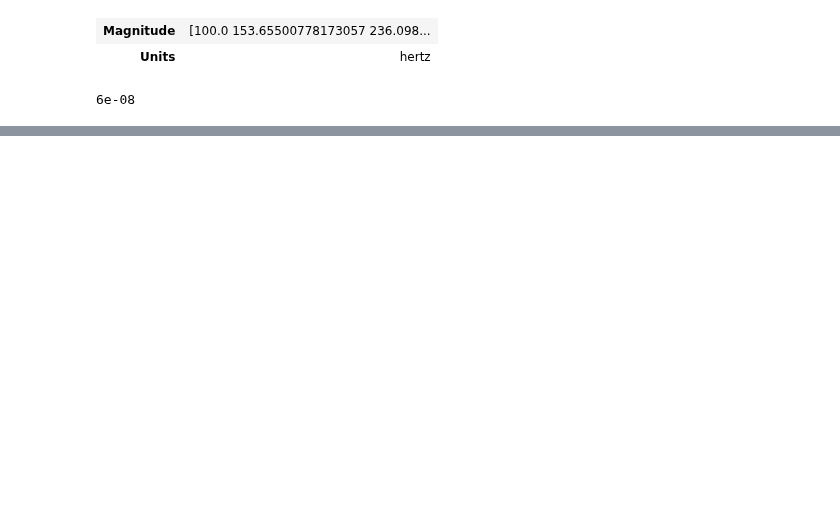
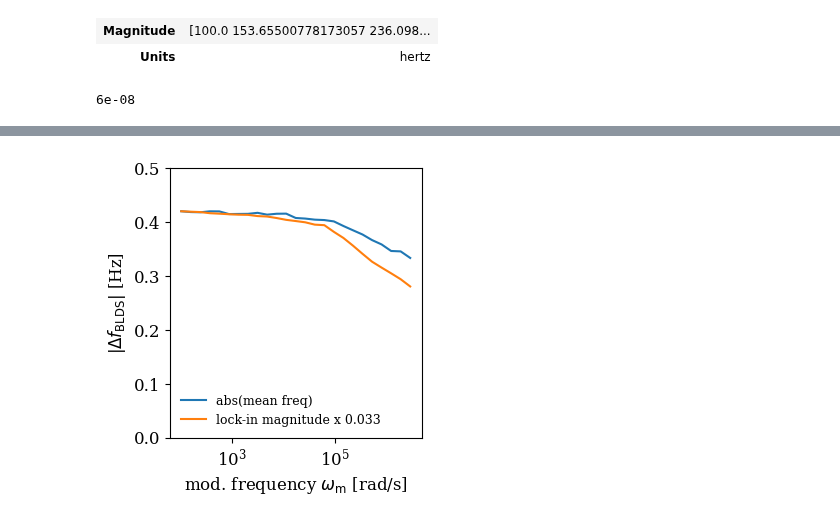
Before and after one commit to Marohn-Group/dissipationtheory, a Jupyter notebook: development/dissipation-theory--Study-17.ipynb, the cells around one changed output, grey strips where cells are left out. Drawn from its saved outputs; the diff is of its cells as text; code cells hidden in the pictures; blank space fills up the shorter version.

```diff
--- a/development/dissipation-theory--Study-17.ipynb
+++ b/development/dissipation-theory--Study-17.ipynb
@@ -142,0 +190,10 @@ sample1_jit.cantilever.d = d_original
+# %%
+plt.semilogx(x, abs(y1), label='abs(mean freq)')
+plt.semilogx(x, scale * abs(y2m), label='lock-in magnitude x {:0.3f}'.format(scale))
+plt.legend(title_fontsize=10, fontsize=9, frameon=False)
+plt.ylabel('|$\Delta f_{\mathrm{BLDS}}$| [Hz]')
+plt.xlabel('mod. frequency $\omega_{\mathrm{m}}$ [rad/s]')
+plt.ylim([0,0.5])
+plt.show()
+# %% [output]
+[figure, added]
```
Also changed, not shown: parts of 55 cells of this notebook, 1 other file.
